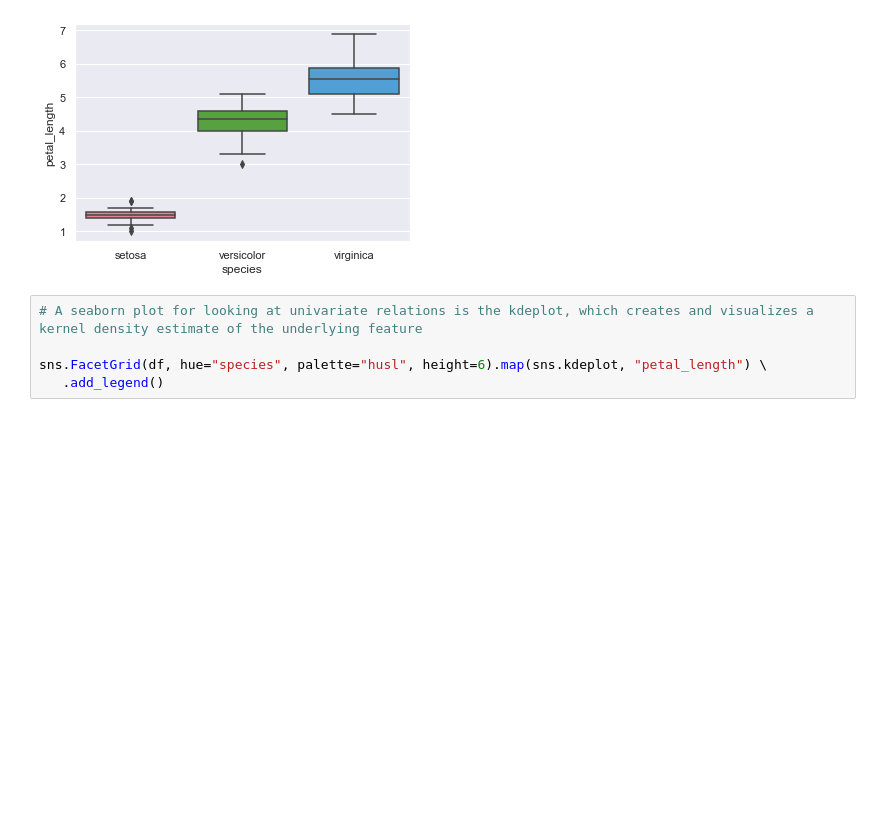
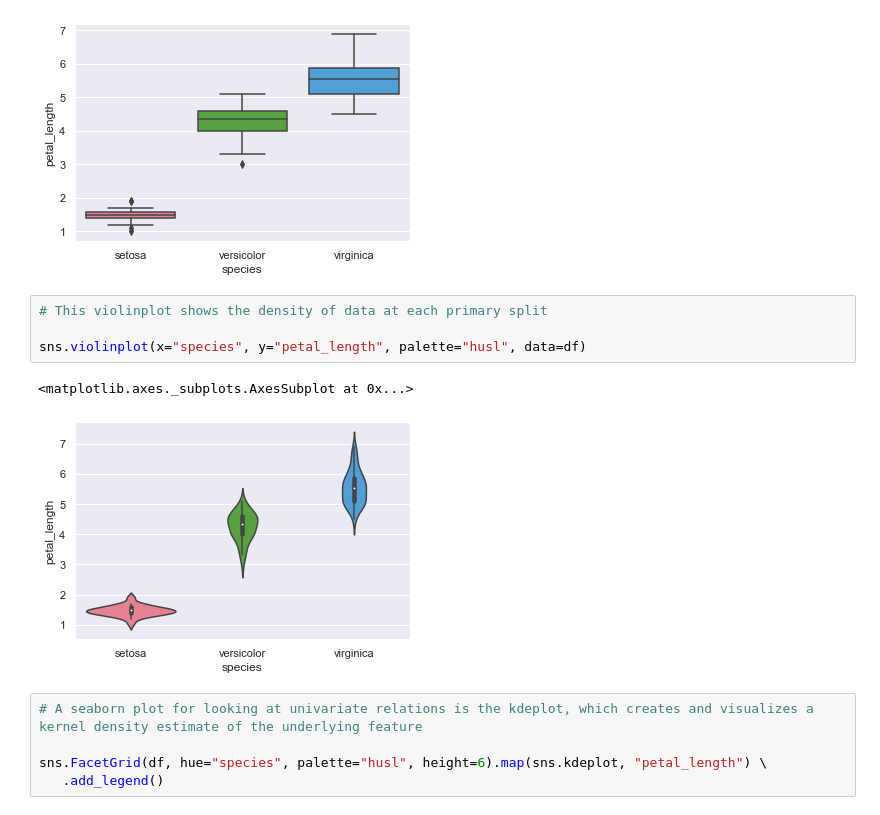
Before and after one commit to QuantumKane/python-practice, a Jupyter notebook: first_practice.ipynb, the cells around one changed output. Saved outputs shown, nothing was run; the diff lists cells and outputs as text; blank space fills up the shorter version.

Commit message:
added violin plot

```diff
--- a/first_practice.ipynb
+++ b/first_practice.ipynb
@@ -158,6 +158,13 @@ sns.boxplot(x="species", y="petal_length", palette="husl", data=df)
 # %% [output]
 <matplotlib.axes._subplots.AxesSubplot at 0x...>
 [figure]
+# %%
+# This violinplot shows the density of data at each primary split
+
+sns.violinplot(x="species", y="petal_length", palette="husl", data=df)
+# %% [output]
+<matplotlib.axes._subplots.AxesSubplot at 0x...>
+[figure, added]
 # %%
 # A seaborn plot for looking at univariate relations is the kdeplot, which creates and visualizes a kernel density estimate of the underlying feature
 
```
